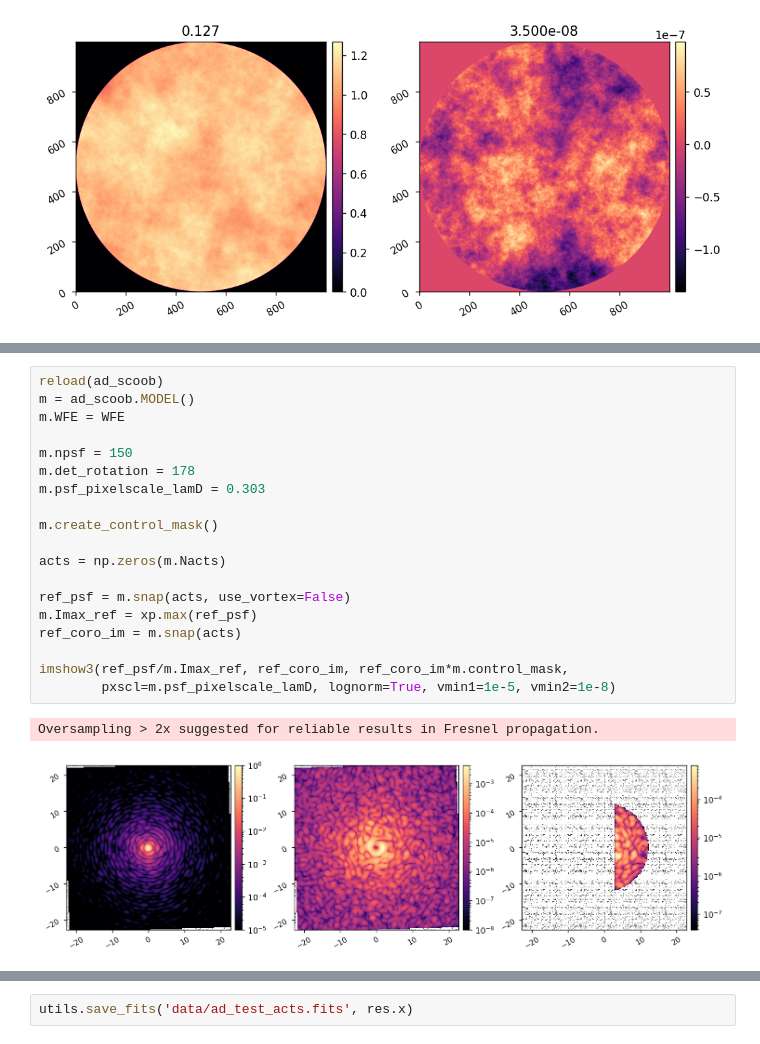
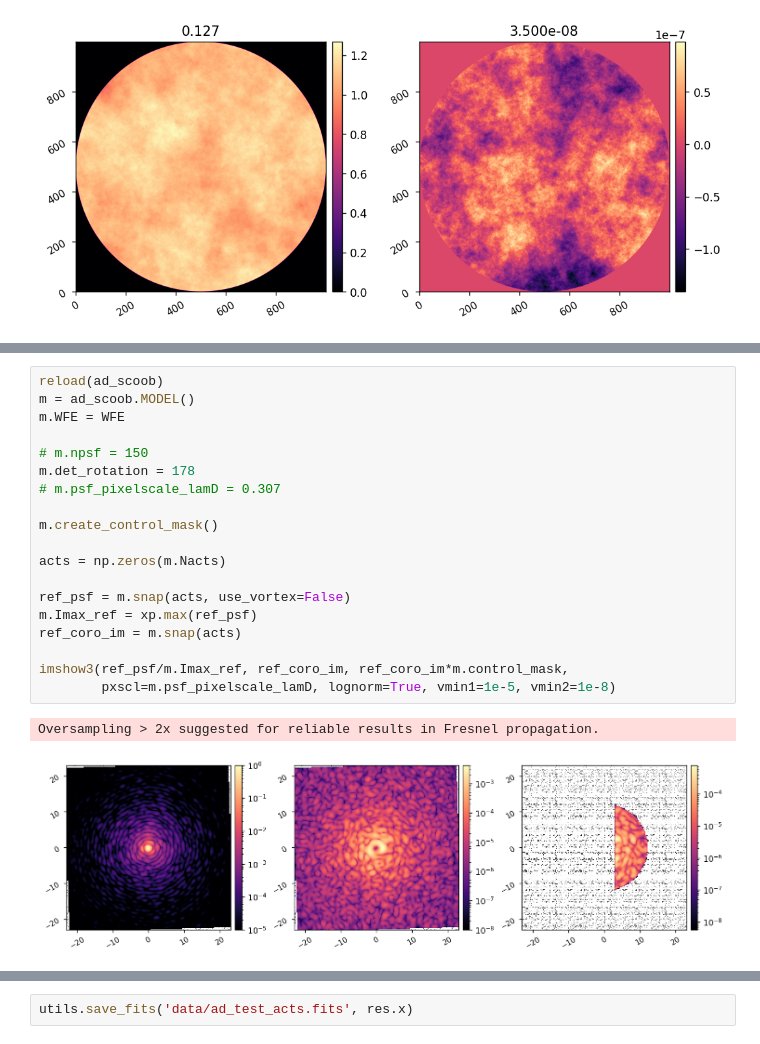
Before and after one commit to uasal/scoob-psf, a Jupyter notebook: notebooks/ad_scoob_efc.ipynb, the cells around one changed output, grey strips where cells are left out. Drawn from its saved outputs; the diff is of its cells as text.

```diff
--- a/notebooks/ad_scoob_efc.ipynb
+++ b/notebooks/ad_scoob_efc.ipynb
@@ -35,25 +57,25 @@ Oversampling > 2x suggested for reliable results in Fresnel propagation.
 # %%
 reload(ad_scoob)
 m = ad_scoob.MODEL()
 m.WFE = WFE
 
-m.npsf = 150
+# m.npsf = 150
 m.det_rotation = 178
-m.psf_pixelscale_lamD = 0.303
+# m.psf_pixelscale_lamD = 0.307
 
 m.create_control_mask()
 
 acts = np.zeros(m.Nacts)
 
 ref_psf = m.snap(acts, use_vortex=False)
 m.Imax_ref = xp.max(ref_psf)
 ref_coro_im = m.snap(acts)
 
 imshow3(ref_psf/m.Imax_ref, ref_coro_im, ref_coro_im*m.control_mask,
         pxscl=m.psf_pixelscale_lamD, lognorm=True, vmin1=1e-5, vmin2=1e-8)
 # %% [output]
 Oversampling > 2x suggested for reliable results in Fresnel propagation.
-[figure, old version]
+[figure, new version]
 # %%
 reload(ad_scoob)
 
```
Also changed, not shown: parts of 6 cells of this notebook, 1 other file.
